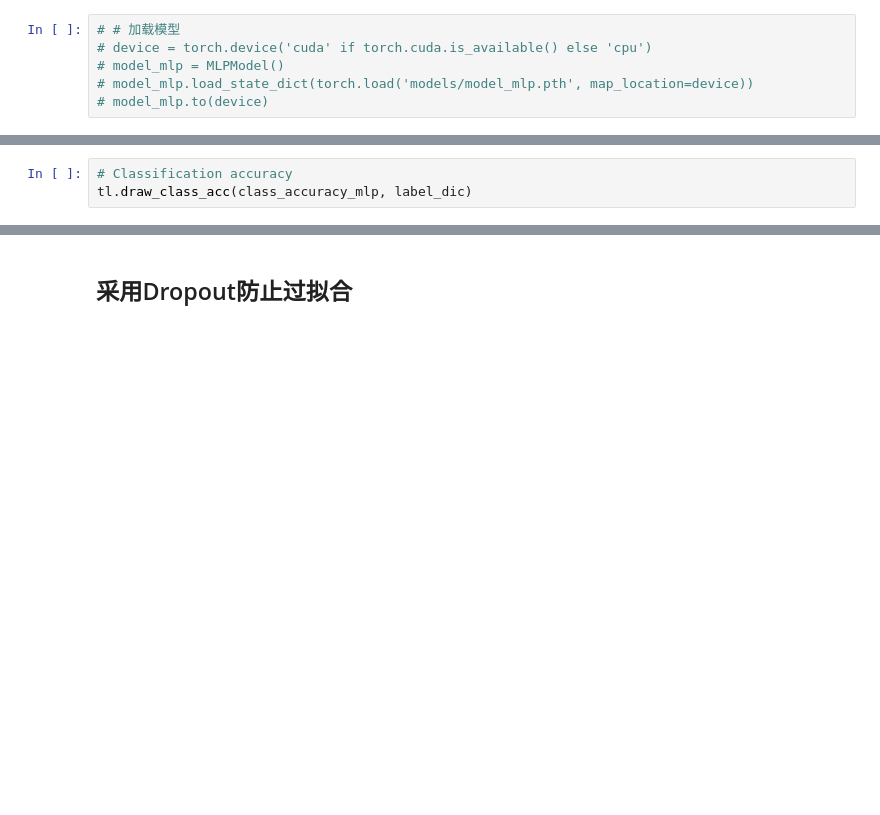
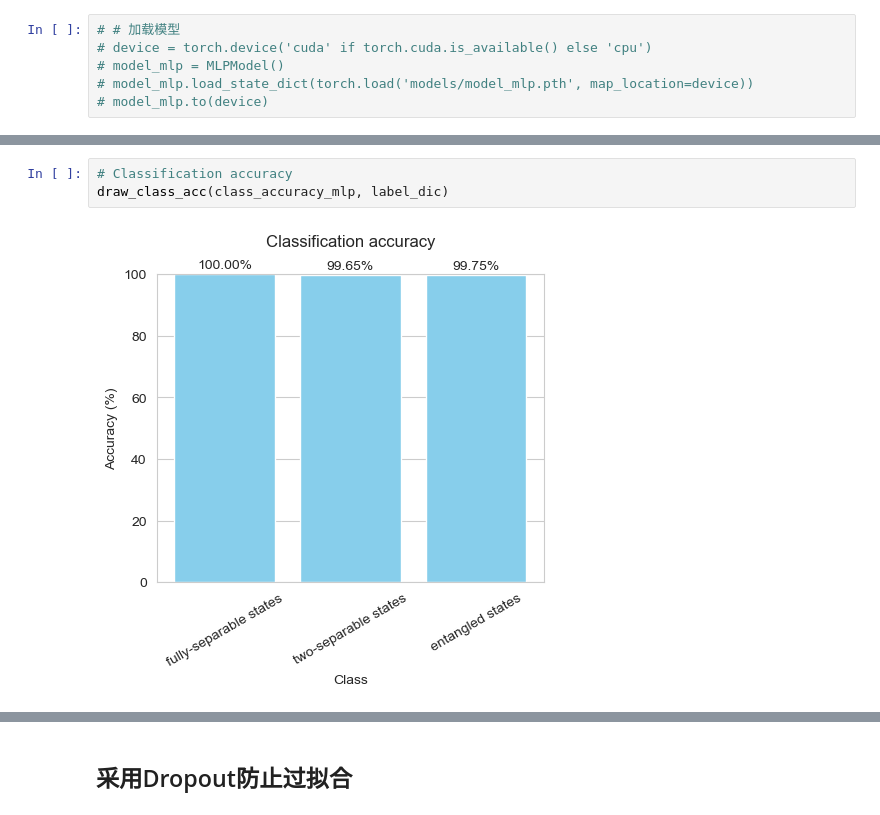
Before and after one commit to ehxu/MCNN-QCC, a Jupyter notebook: MCNN-QCC.ipynb, the cells around one changed output, grey strips where cells are left out. Drawn from its saved outputs; the diff is of its cells as text; blank space fills up the shorter version.

```diff
--- a/MCNN-QCC.ipynb
+++ b/MCNN-QCC.ipynb
@@ -185,6 +455,8 @@ tl.draw_confusion(conf_matrix_percent_mlp, label_dic)
 # %%
 # Classification accuracy
-tl.draw_class_acc(class_accuracy_mlp, label_dic)
+draw_class_acc(class_accuracy_mlp, label_dic)
+# %% [output]
+[figure, added]
 # %%
 # 数据
 precision = precision_mlp
```
Also changed, not shown: parts of 43 cells of this notebook, 2 other files.
